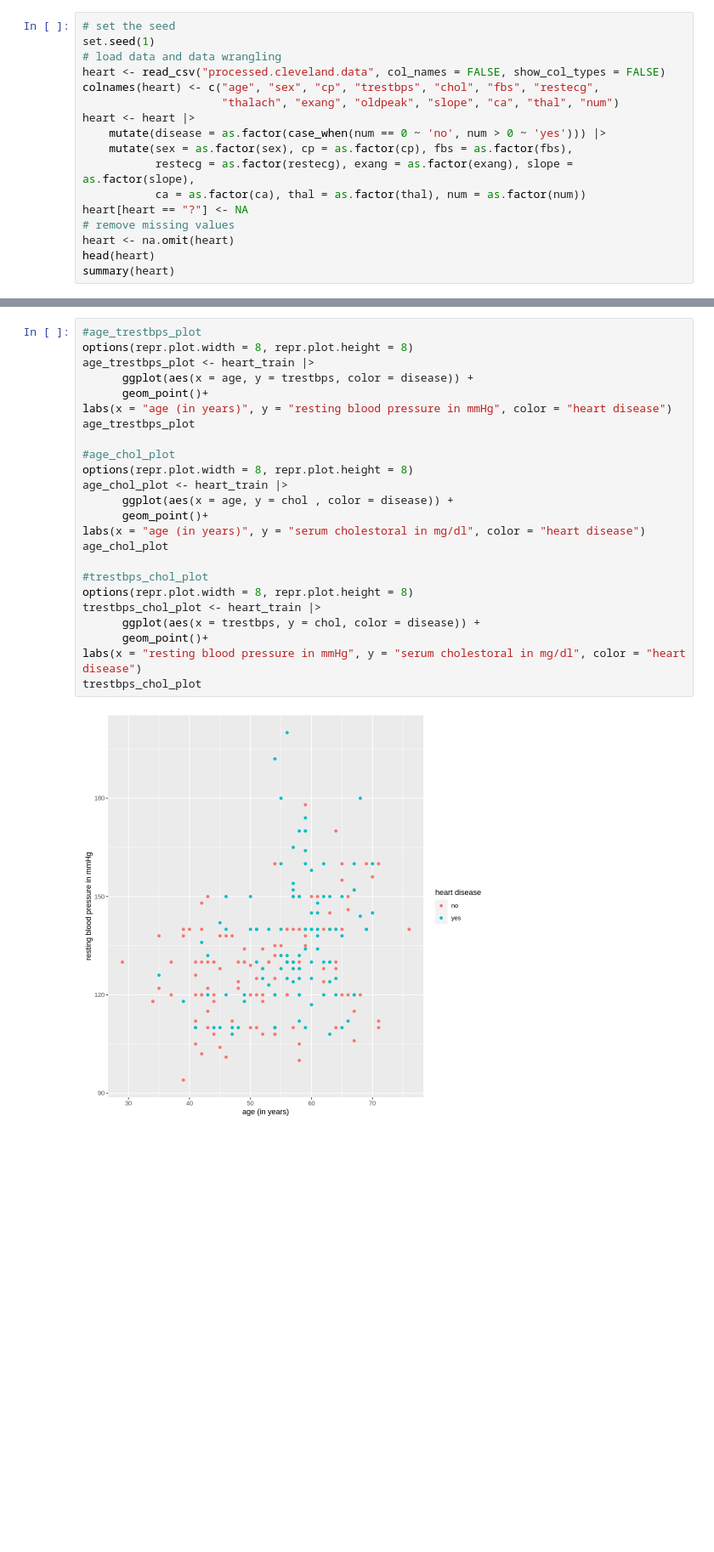
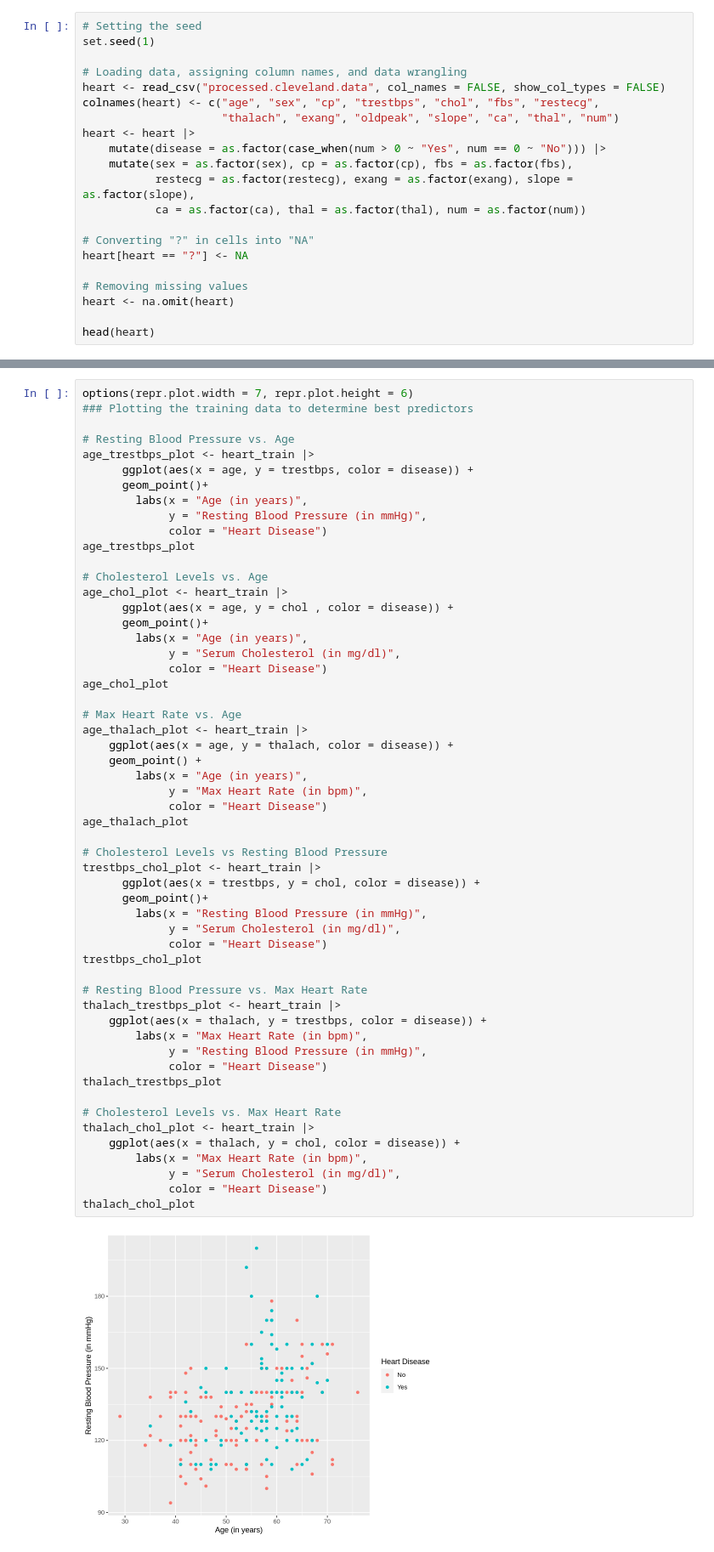
Before and after one commit to auraaaaura/dsci-100-2023-group-44, a Jupyter notebook: group44_project_proposal.ipynb, the cells around one changed output, grey strips where cells are left out. Shown: that part at 85% size. Saved outputs shown, nothing was run; the diff lists cells and outputs as text; blank space fills up the shorter version.

Commit message:
update code to group proposal
added all the word stuff and max heart rate plots

still needs expected outcomes and significance
still needs bibliography

```diff
--- a/group44_project_proposal.ipynb
+++ b/group44_project_proposal.ipynb
@@ -25,20 +38,24 @@ library(repr)
 # %%
-# set the seed
+# Setting the seed
 set.seed(1)
-# load data and data wrangling
+
+# Loading data, assigning column names, and data wrangling
 heart <- read_csv("processed.cleveland.data", col_names = FALSE, show_col_types = FALSE)
 colnames(heart) <- c("age", "sex", "cp", "trestbps", "chol", "fbs", "restecg",
                      "thalach", "exang", "oldpeak", "slope", "ca", "thal", "num")
 heart <- heart |>
-    mutate(disease = as.factor(case_when(num == 0 ~ 'no', num > 0 ~ 'yes'))) |>
+    mutate(disease = as.factor(case_when(num > 0 ~ "Yes", num == 0 ~ "No"))) |>
     mutate(sex = as.factor(sex), cp = as.factor(cp), fbs = as.factor(fbs),
            restecg = as.factor(restecg), exang = as.factor(exang), slope = as.factor(slope),
            ca = as.factor(ca), thal = as.factor(thal), num = as.factor(num))
+
+# Converting "?" in cells into "NA"
 heart[heart == "?"] <- NA
-# remove missing values
+
+# Removing missing values
 heart <- na.omit(heart)
+
 head(heart)
-summary(heart)
 # %% [output]
 A tibble: 6 × 15
 | age | sex | cp | trestbps | chol | fbs | restecg | thalach | exang | oldpeak | slope | ca | ... |
@@ -100,26 +103,57 @@ A tibble: 2 × 5
 # %%
-#age_trestbps_plot
-options(repr.plot.width = 8, repr.plot.height = 8)
+options(repr.plot.width = 7, repr.plot.height = 6)
+### Plotting the training data to determine best predictors
+
+# Resting Blood Pressure vs. Age
 age_trestbps_plot <- heart_train |>
       ggplot(aes(x = age, y = trestbps, color = disease)) +
       geom_point()+
-labs(x = "age (in years)", y = "resting blood pressure in mmHg", color = "heart disease")
+        labs(x = "Age (in years)",
+             y = "Resting Blood Pressure (in mmHg)",
+             color = "Heart Disease")
 age_trestbps_plot
 
-#age_chol_plot
-options(repr.plot.width = 8, repr.plot.height = 8)
+# Cholesterol Levels vs. Age
 age_chol_plot <- heart_train |>
       ggplot(aes(x = age, y = chol , color = disease)) +
       geom_point()+
-labs(x = "age (in years)", y = "serum cholestoral in mg/dl", color = "heart disease")
+        labs(x = "Age (in years)",
+             y = "Serum Cholesterol (in mg/dl)",
+             color = "Heart Disease")
 age_chol_plot
 
-#trestbps_chol_plot
-options(repr.plot.width = 8, repr.plot.height = 8)
+# Max Heart Rate vs. Age
+age_thalach_plot <- heart_train |>
+    ggplot(aes(x = age, y = thalach, color = disease)) +
+    geom_point() +
+        labs(x = "Age (in years)",
+             y = "Max Heart Rate (in bpm)",
+             color = "Heart Disease")
+age_thalach_plot
+
+# Cholesterol Levels vs Resting Blood Pressure
 trestbps_chol_plot <- heart_train |>
       ggplot(aes(x = trestbps, y = chol, color = disease)) +
       geom_point()+
-labs(x = "resting blood pressure in mmHg", y = "serum cholestoral in mg/dl", color = "heart disease")
+        labs(x = "Resting Blood Pressure (in mmHg)",
+             y = "Serum Cholesterol (in mg/dl)",
+             color = "Heart Disease")
 trestbps_chol_plot
+
+# Resting Blood Pressure vs. Max Heart Rate
+thalach_trestbps_plot <- heart_train |>
+    ggplot(aes(x = thalach, y = trestbps, color = disease)) +
+        labs(x = "Max Heart Rate (in bpm)",
+             y = "Resting Blood Pressure (in mmHg)",
+             color = "Heart Disease")
+thalach_trestbps_plot
+
+# Cholesterol Levels vs. Max Heart Rate
+thalach_chol_plot <- heart_train |>
+    ggplot(aes(x = thalach, y = chol, color = disease)) +
+        labs(x = "Max Heart Rate (in bpm)",
+             y = "Serum Cholesterol (in mg/dl)",
+             color = "Heart Disease")
+thalach_chol_plot
 # %% [output]
-[figure, old version]
+[figure, new version]
```
Also changed, not shown: parts of 8 cells of this notebook.
